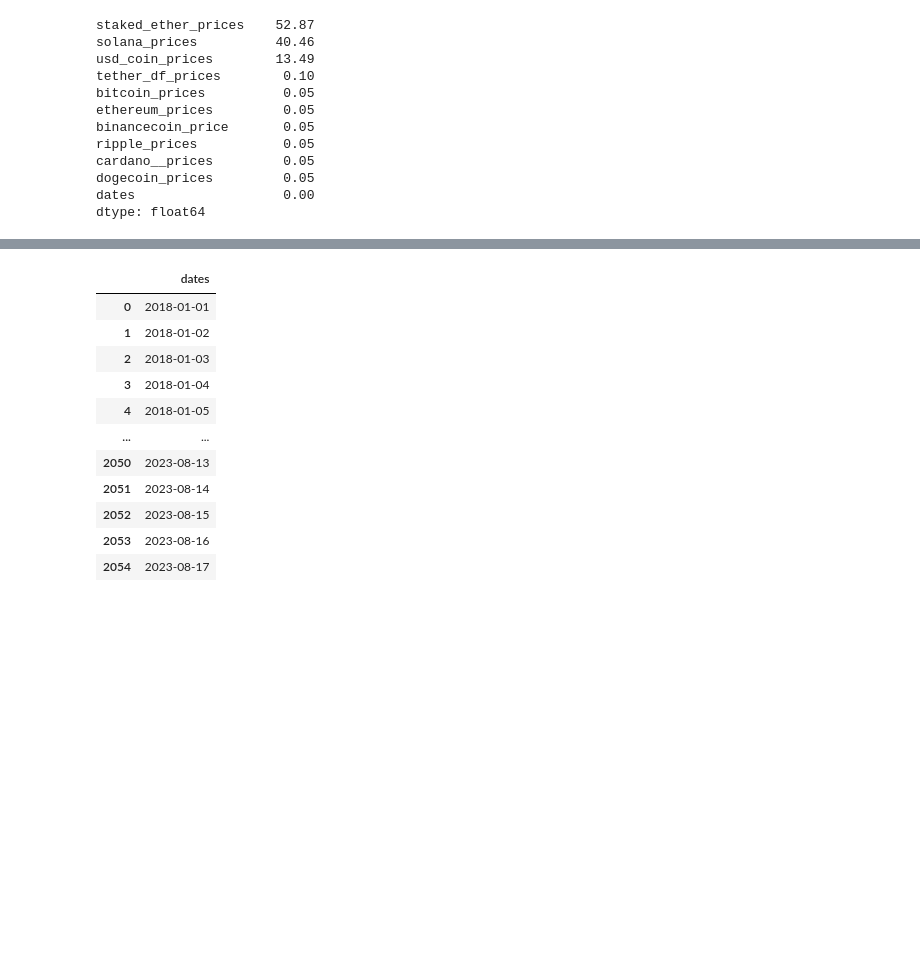
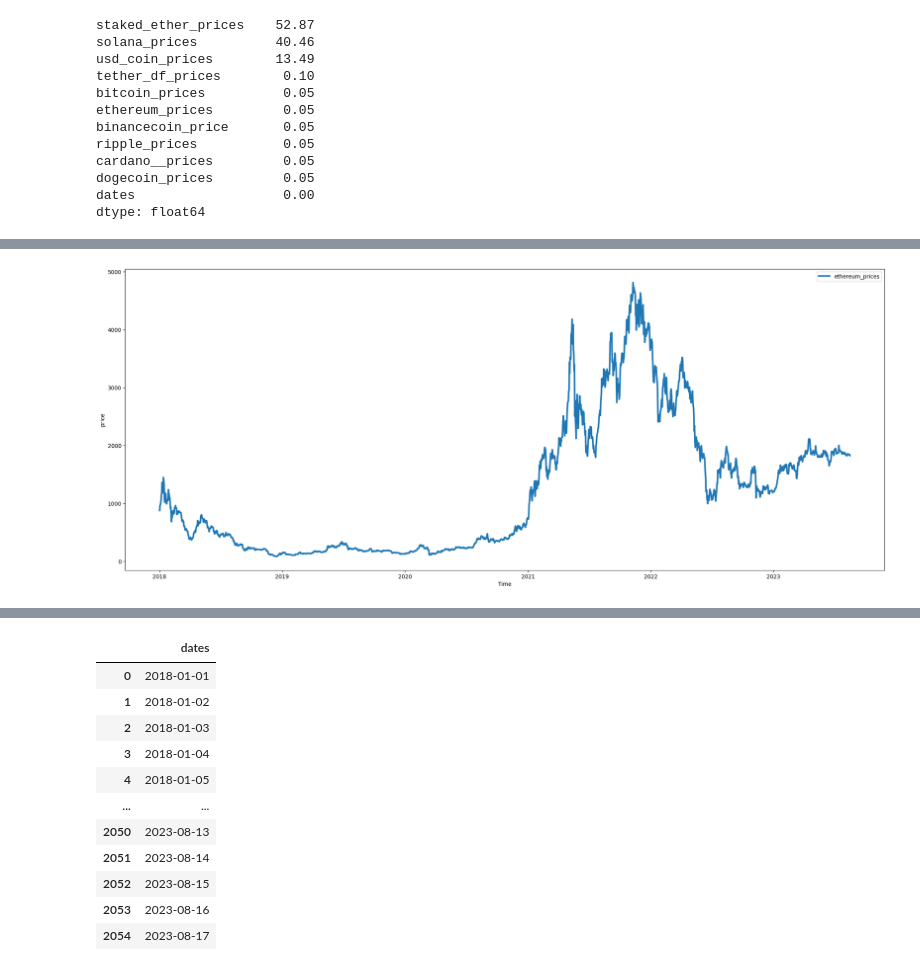
Before and after one commit to someonefrom93/PIDA_J_DIEGO, a Jupyter notebook: eda_gecko.ipynb, the cells around one changed output, grey strips where cells are left out. Drawn from its saved outputs; the diff is of its cells as text; code cells hidden in the pictures; blank space fills up the shorter version.

```diff
--- a/eda_gecko.ipynb
+++ b/eda_gecko.ipynb
@@ -158,0 +295,4 @@ for year_number in range(2018, 2019):
+# %%
+plot_range_dates(coin_prices_df, ["ethereum_prices"], "2018-01-01", 2054);
+# %% [output]
+[figure, added]
```
Also changed, not shown: parts of 37 cells of this notebook, 2 other files.
